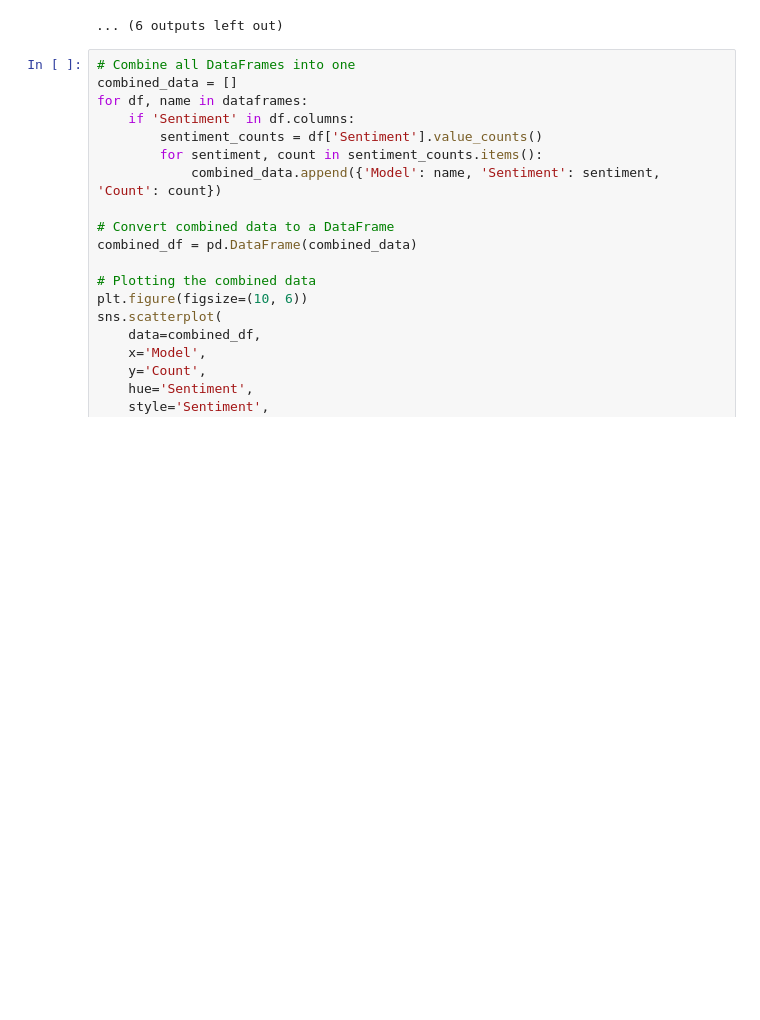
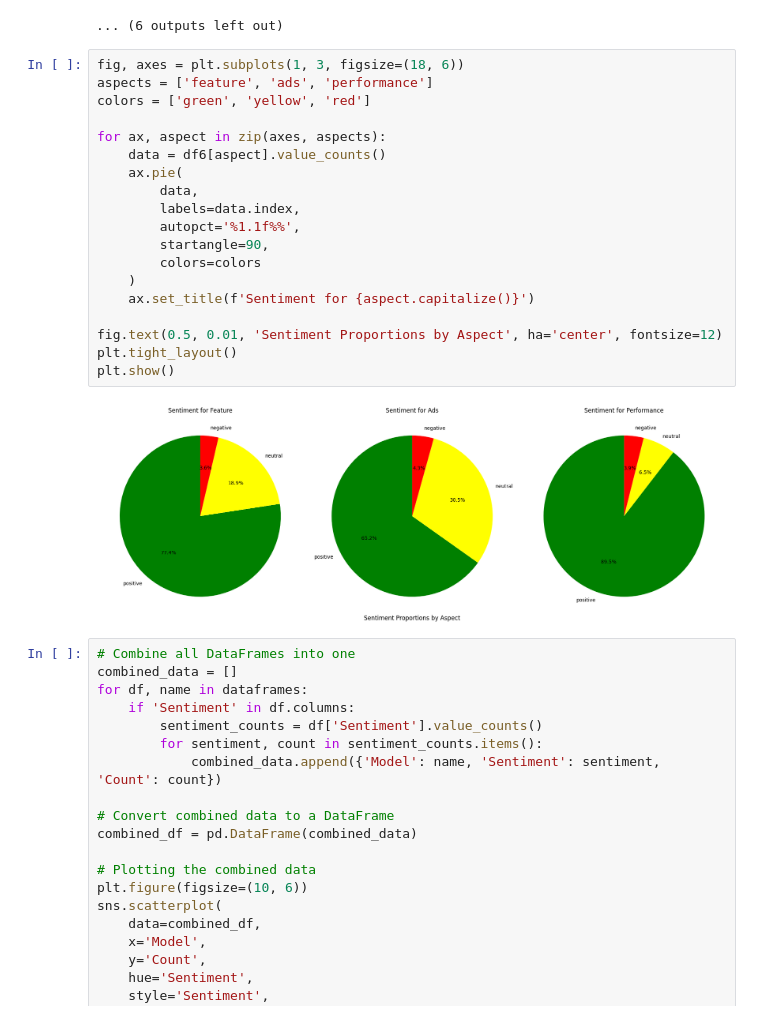
Before and after one commit to TahlilMahfuz/RAG_Implementation, a Jupyter notebook: ResultAnalysis.ipynb, the cells around one changed output. Saved outputs shown, nothing was run; the diff lists cells and outputs as text; blank space fills up the shorter version.

```diff
--- a/ResultAnalysis.ipynb
+++ b/ResultAnalysis.ipynb
@@ -121,6 +121,27 @@ Passing `palette` without assigning `hue` is deprecated and will be removed in v
   ax = sns.barplot(x=sentiment_counts.index, y=sentiment_counts.values, palette="viridis")
 [figure]
 ... (6 outputs left out)
+# %%
+fig, axes = plt.subplots(1, 3, figsize=(18, 6))
+aspects = ['feature', 'ads', 'performance']
+colors = ['green', 'yellow', 'red']
+
+for ax, aspect in zip(axes, aspects):
+    data = df6[aspect].value_counts()
+    ax.pie(
+        data,
+        labels=data.index,
+        autopct='%1.1f%%',
+        startangle=90,
+        colors=colors
+    )
+    ax.set_title(f'Sentiment for {aspect.capitalize()}')
+
+fig.text(0.5, 0.01, 'Sentiment Proportions by Aspect', ha='center', fontsize=12)
+plt.tight_layout()
+plt.show()
+# %% [output]
+[figure, added]
 # %%
 # Combine all DataFrames into one
 combined_data = []
```
